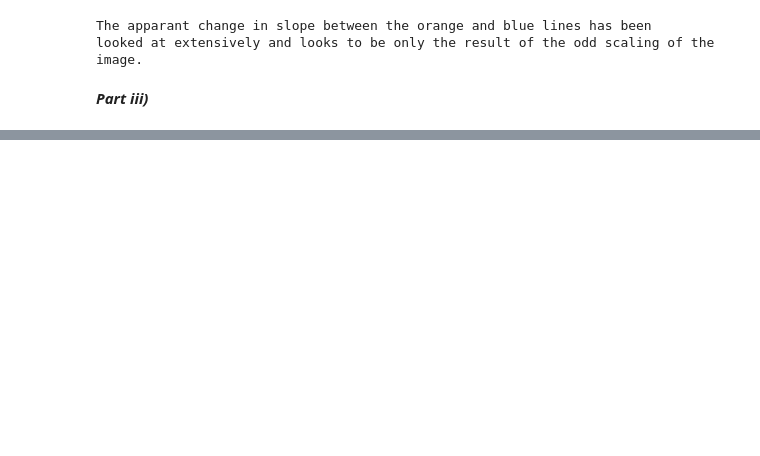
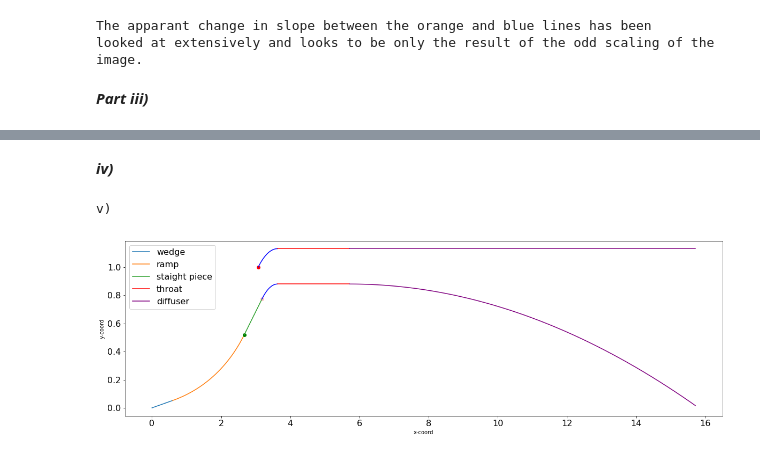
Before and after one commit to BananaBonanza/AAE537, a Jupyter notebook: butlerAAE537Hw2.ipynb, the cells around one changed output, grey strips where cells are left out. Saved outputs shown, nothing was run; the diff lists cells and outputs as text; code cells hidden in the pictures; blank space fills up the shorter version.

```diff
--- a/butlerAAE537Hw2.ipynb
+++ b/butlerAAE537Hw2.ipynb
@@ -284,0 +290,70 @@ plt.close()
+# %% [markdown]
+***iv)***
+# %%
+#normDuct[2] is the duct height
+
+## Area distribution of the cone and it's relation to the diffuser ##
+def areaDist():
+    yStart = endThroatInner[1]
+    xStart = endThroatInner[0]
+    yi = yStart
+    x = []
+    y = []
+    x.append(xStart)
+    y.append(yStart)
+    i = 0
+    while yi > 0:
+        x.append(x[i]+0.1)
+        hChange = np.pi * ((x[i+1]-x[0])*np.tan(3 * DRC))**2
+        yi = y[0] - hChange
+        y.append(yi)
+        i += 1
+        if i == 100000:
+            print("break")
+            break
+    if y[-1] < 0:
+        del(x[-1],y[-1])
+    xy = [[x[i],y[i]] for i in range(len(x))]
+    return(xy)
+
+#####################
+##       MAIN      ##
+#####################
+
+diffXY = areaDist()
+
+
+print('\033[1m' + 'v)'+ '\033[0m')
+#GRAPHING TIME
+
+plt.figure(figsize=(20,6))
+plt.rc('xtick', labelsize=16)
+plt.rc('ytick', labelsize=16)
+#
+plt.plot([0,xyCoord[0][0]], [0,xyCoord[0][1]], '-', label="wedge")
+plt.plot([item[0] for item in xyCoord], [jtem[1] for jtem in xyCoord], '-', label='ramp')
+plt.plot(xyCoord[-1][0],xyCoord[-1][1],'ro', color = 'green')
+plt.plot(cowlLip[0],cowlLip[1],'ro')
+plt.plot(normDuct[0],normDuct[1],'ro', color = 'pink')
+plt.plot([xyCoord[-1][0],normDuct[0]],[xyCoord[-1][1],normDuct[1]],'-', label="staight piece")
+plt.plot(circX,circY,'-',color='blue')
+plt.plot(outCircX,outCircY,'-',color='blue')
+plt.plot([circX[-1],endThroatInner[0]],[circY[-1],endThroatInner[1]],'-', color='red', label="throat" )
+plt.plot([outCircX[-1],endThroatOuter[0]],[outCircY[-1],endThroatOuter[1]],'-', color='red' )
+
+plt.plot([endThroatOuter[0],diffXY[-1][0]],[outCircY[-1],outCircY[-1]],'-', color='purple', label='diffuser')
+plt.plot([item[0] for item in diffXY], [jtem[1] for jtem in diffXY], '-', color='purple')
+
+#plt.title('Mach number to altitude', fontsize=16)
+
+#plt.xlim(.5,1)
+#plt.ylim(0,.5)
+plt.xlabel('x-coord')
+plt.ylabel('y-coord')
+plt.legend(loc=2, fontsize=16)
+
+plt.show()
+plt.close()
+# %% [output]
+v)
+[figure, added]
```
Also changed, not shown: parts of 7 cells of this notebook.
